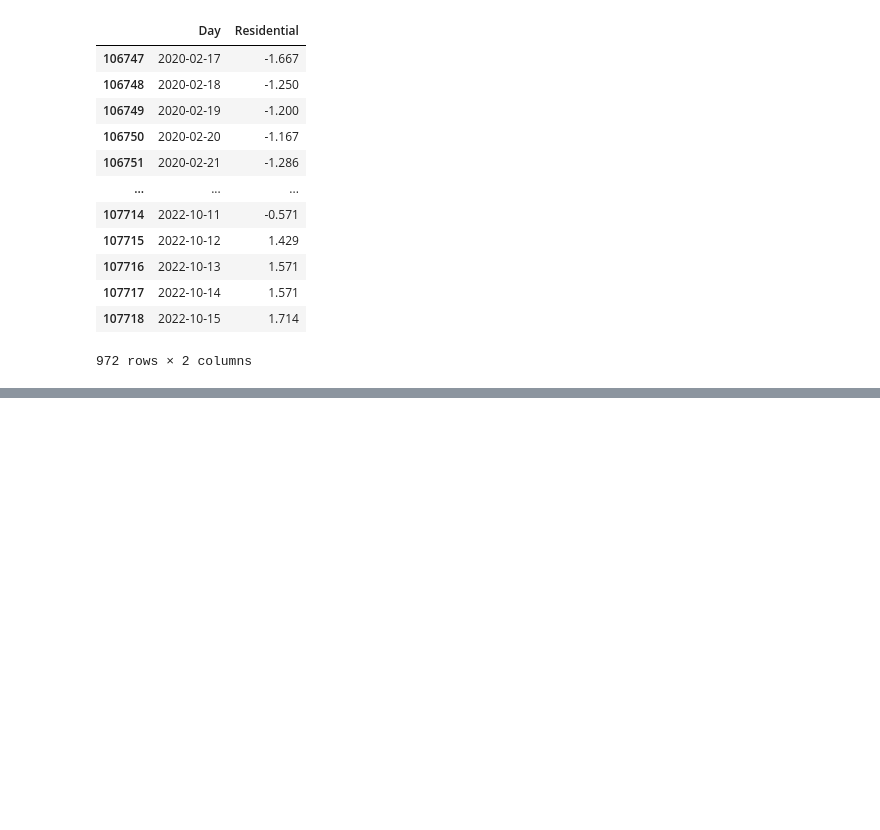
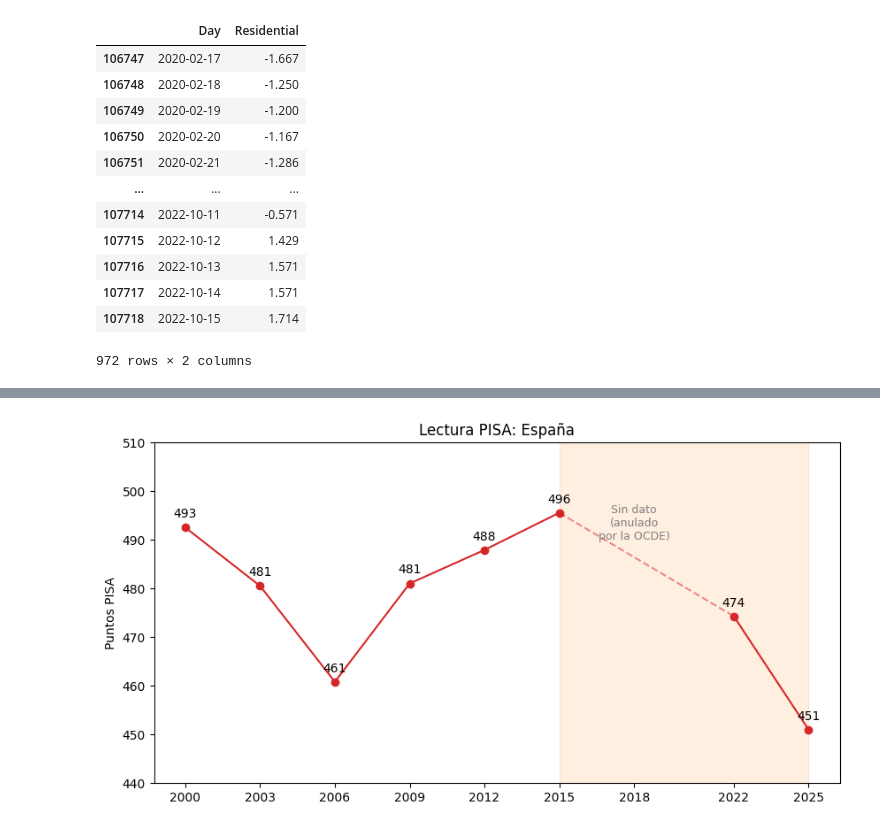
Before and after one commit to Avalverdep/2026-10-BILBAO-FT-Data-Science, a Jupyter notebook: 2-Data_Analysis/EDA/EDA_Andoni.ipynb, the cells around one changed output, grey strips where cells are left out. Cells and saved outputs as stored; diff of their text form; code cells hidden in the pictures; blank space fills up the shorter version.

```diff
--- a/2-Data_Analysis/EDA/EDA_Andoni.ipynb
+++ b/2-Data_Analysis/EDA/EDA_Andoni.ipynb
@@ -52,0 +141,5 @@ Animal
+# %%
+pisa_espanita = pisa_data_total_ue[pisa_data_total_ue['Entity'] == 'Spain'] #Sacar datos solo de Españita
+pisa_espanita
+espanita_serie = pisa_espanita.set_index('Year')['Reading']
+espanita_serie
@@ -52,0 +193,19 @@ Animal
+# %%
+anios = [2000, 2003, 2006, 2009, 2012, 2015, 2018, 2022, 2025]
+espana_completa = espanita_serie.reindex(anios)   #reindexar el dataset con años separado, se reintegra el index con estos nuevos valores
+
+fig, ax = plt.subplots(figsize=(10, 5))  #crear cuadro
+ax.plot(espana_completa.index, espana_completa.values, marker='o', color='tab:red')  #establecer x = indice del dataset (anios), y = valores del dataset
+ax.plot([2015, 2022], [espanita_serie[2015], espanita_serie[2022]],
+        linestyle='--', color='tab:red', alpha=0.5)  #dibujar linea con transparencia 0.5 para representar datos faltantes
+ax.axvspan(2015, 2025, color='tab:orange', alpha=0.12)  #establecer franja naranja para representar caida acentuada
+for anio, nota in espanita_serie.items():
+    ax.annotate(f'{nota:.0f}', (anio, nota), textcoords='offset points', xytext=(0, 8), ha='center') #establecer anotaciones con los valores sobre cada punto
+ax.text(2018, 490, 'Sin dato\n(anulado\npor la OCDE)', ha='center', fontsize=9, color='grey')  #comentario fijado para datos faltantes
+ax.set_ylim(440, 510)
+ax.set_xticks(anios)
+ax.set_title('Lectura PISA: España')
+ax.set_ylabel('Puntos PISA')
+plt.show()  #limites, labels lanzar el grafico
+# %% [output]
+[figure, added]
```
Also changed, not shown: parts of 17 cells of this notebook, 10 other files.
